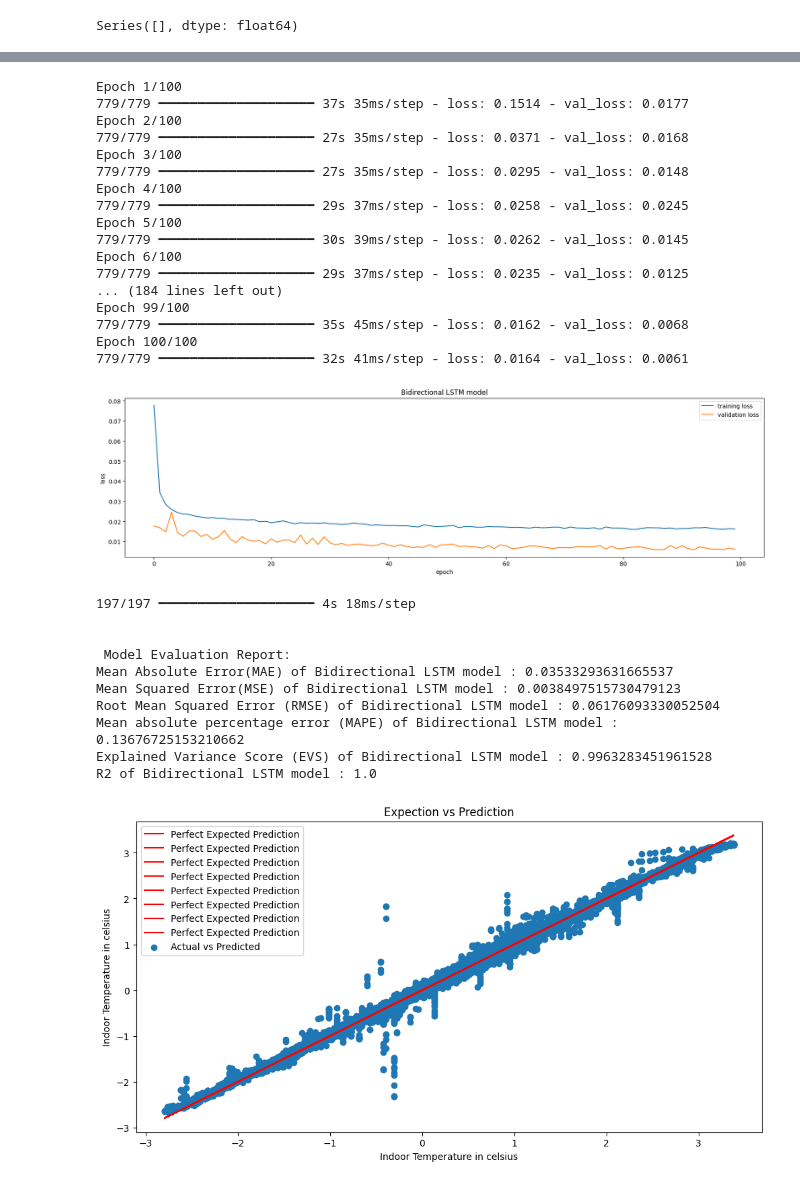
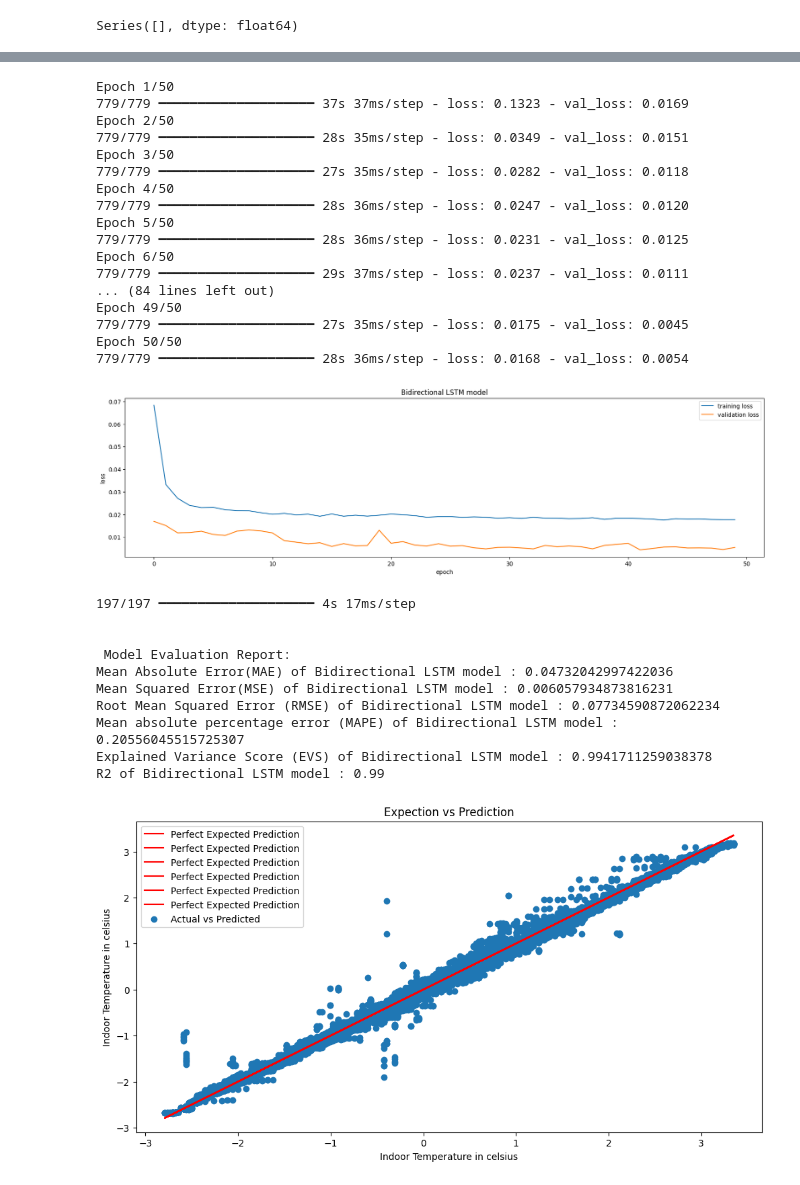
Before and after one commit to peremayolc/UAB_EnergyStudy, a Jupyter notebook: Recommender/recommendersys.ipynb, the cells around one changed output, grey strips where cells are left out. Drawn from its saved outputs; the diff is of its cells as text; code cells hidden in the pictures.

```diff
--- a/Recommender/recommendersys.ipynb
+++ b/Recommender/recommendersys.ipynb
@@ -416,6 +431,6 @@ Computer_Room_com
 # %% [markdown]
 Bidirectional and Unidirectional LSTM
 # %%
-df_train=Computer_Room_com[['Day', "Hour","Minutes", 'Season',"Time_of_Day",'light_level','co2',"humidity",'tvoc','HRM%_outdoor', "PPT_outdoor", 'RS_outdoor', "TM_outdoor", "temperature"]]
+df_train=Computer_Room_com[['Day', "Hour","Minutes", 'Season',"Time_of_Day",'light_level','co2',"humidity",'HRM%_outdoor', 'RS_outdoor', "TM_outdoor", "temperature"]]
 print(len(df_train.columns))
 # %% [output]
@@ -458,6 +473,6 @@ df_train_scaled.shape
 # %%
-lags=15
-forecasts=8
+lags=10
+forecasts=6
 X, y = [], []
 for i in range(len(df_train_scaled) - forecasts-lags):
   X.append(df_train_scaled[i:(i + lags)])
@@ -495,7 +510,7 @@ X_train, y_train, X_val, y_val
 # %%
 from tensorflow.keras.optimizers import Adam
 class NNPredictionModel:
-    def __init__(self, input_shape, output_units=8):
+    def __init__(self, input_shape, output_units=6):
         self.model_1 = self.uni_LSTM(input_shape, output_units)
         self.model_2 = self.bi_LSTM(input_shape, output_units)
 
@@ -530,7 +545,7 @@ n_steps = X_train.shape[-2]
 n_features =X_train.shape[-1]
 input_shape=(n_steps, n_features)
 
-model = NNPredictionModel(input_shape, output_units=8)
+model = NNPredictionModel(input_shape, output_units=6)
 uni_model = model.model_1
 bi_model = model.model_2
 
@@ -588,7 +603,7 @@ def model_train_evaluation(y, X, model, model_name):
     from tensorflow.keras.callbacks import EarlyStopping
     #early_stop = EarlyStopping(monitor='val_loss', mode='min', verbose=1, patience=3)
     #history = model.fit(X_train,y_train, epochs=6,validation_data=(X_val, y_val),callbacks=early_stop)
-    history = model.fit(X_train,y_train, epochs=100,validation_split=0.01)#, callbacks=early_stop)
+    history = model.fit(X_train,y_train, epochs=50,validation_split=0.01)#, callbacks=early_stop)
     history_frame = pd.DataFrame(history.history)
 
     # model performance plot
@@ -600,62 +615,62 @@ def model_train_evaluation(y, X, model, model_name):
     plt.legend(loc='best')
     plt.title(model_name)
     plt.show()
 
     # Model Evaluation metrics
     from sklearn.metrics import mean_squared_error,mean_absolute_error,explained_variance_score, r2_score, mean_absolute_percentage_error
     ypred =model.predict(X)
     print("\n \n Model Evaluation Report: ")
     print('Mean Absolute Error(MAE) of', model_name,':', mean_absolute_error(y, ypred))
     print('Mean Squared Error(MSE) of', model_name,':', mean_squared_error(y, ypred))
     print('Root Mean Squared Error (RMSE) of', model_name,':', mean_squared_error(y, ypred, squared = False))
     print('Mean absolute percentage error (MAPE) of', model_name,':', mean_absolute_percentage_error(y, ypred))
     print('Explained Variance Score (EVS) of', model_name,':', explained_variance_score(y, ypred))
     print('R2 of', model_name,':', (r2_score(y, ypred)).round(2))
     print('\n \n')
 
     # Actual vs Predicted Plot
     f, ax = plt.subplots(figsize=(12,6),dpi=100);
     plt.scatter(y, ypred, label="Actual vs Predicted")
     # Perfect predictions
     plt.xlabel('Indoor Temperature in celsius')
     plt.ylabel('Indoor Temperature in celsius')
     plt.title('Expection vs Prediction')
     plt.plot(y,y,'r', label="Perfect Expected Prediction")
     plt.legend()
 
 
 # Call the model_train_evaluation function
 model_train_evaluation(y_val, X_val, bi_model, 'Bidirectional LSTM model')
 # %% [output]
-Epoch 1/100
-779/779 ━━━━━━━━━━━━━━━━━━━━ 37s 35ms/step - loss: 0.1514 - val_loss: 0.0177
-Epoch 2/100
-779/779 ━━━━━━━━━━━━━━━━━━━━ 27s 35ms/step - loss: 0.0371 - val_loss: 0.0168
-Epoch 3/100
-779/779 ━━━━━━━━━━━━━━━━━━━━ 27s 35ms/step - loss: 0.0295 - val_loss: 0.0148
-Epoch 4/100
-779/779 ━━━━━━━━━━━━━━━━━━━━ 29s 37ms/step - loss: 0.0258 - val_loss: 0.0245
-Epoch 5/100
-779/779 ━━━━━━━━━━━━━━━━━━━━ 30s 39ms/step - loss: 0.0262 - val_loss: 0.0145
-Epoch 6/100
-779/779 ━━━━━━━━━━━━━━━━━━━━ 29s 37ms/step - loss: 0.0235 - val_loss: 0.0125
-... (184 lines left out)
-Epoch 99/100
-779/779 ━━━━━━━━━━━━━━━━━━━━ 35s 45ms/step - loss: 0.0162 - val_loss: 0.0068
-Epoch 100/100
-779/779 ━━━━━━━━━━━━━━━━━━━━ 32s 41ms/step - loss: 0.0164 - val_loss: 0.0061
+Epoch 1/50
+779/779 ━━━━━━━━━━━━━━━━━━━━ 37s 37ms/step - loss: 0.1323 - val_loss: 0.0169
+Epoch 2/50
+779/779 ━━━━━━━━━━━━━━━━━━━━ 28s 35ms/step - loss: 0.0349 - val_loss: 0.0151
+Epoch 3/50
+779/779 ━━━━━━━━━━━━━━━━━━━━ 27s 35ms/step - loss: 0.0282 - val_loss: 0.0118
+Epoch 4/50
+779/779 ━━━━━━━━━━━━━━━━━━━━ 28s 36ms/step - loss: 0.0247 - val_loss: 0.0120
+Epoch 5/50
+779/779 ━━━━━━━━━━━━━━━━━━━━ 28s 36ms/step - loss: 0.0231 - val_loss: 0.0125
+Epoch 6/50
+779/779 ━━━━━━━━━━━━━━━━━━━━ 29s 37ms/step - loss: 0.0237 - val_loss: 0.0111
+... (84 lines left out)
+Epoch 49/50
+779/779 ━━━━━━━━━━━━━━━━━━━━ 27s 35ms/step - loss: 0.0175 - val_loss: 0.0045
+Epoch 50/50
+779/779 ━━━━━━━━━━━━━━━━━━━━ 28s 36ms/step - loss: 0.0168 - val_loss: 0.0054
-[figure, old version]
+[figure, new version]
-197/197 ━━━━━━━━━━━━━━━━━━━━ 4s 18ms/step
+197/197 ━━━━━━━━━━━━━━━━━━━━ 4s 17ms/step
 
 
  Model Evaluation Report:
-Mean Absolute Error(MAE) of Bidirectional LSTM model : 0.03533293631665537
-Mean Squared Error(MSE) of Bidirectional LSTM model : 0.0038497515730479123
-Root Mean Squared Error (RMSE) of Bidirectional LSTM model : 0.06176093330052504
-Mean absolute percentage error (MAPE) of Bidirectional LSTM model : 0.13676725153210662
-Explained Variance Score (EVS) of Bidirectional LSTM model : 0.9963283451961528
-R2 of Bidirectional LSTM model : 1.0
+Mean Absolute Error(MAE) of Bidirectional LSTM model : 0.04732042997422036
+Mean Squared Error(MSE) of Bidirectional LSTM model : 0.006057934873816231
+Root Mean Squared Error (RMSE) of Bidirectional LSTM model : 0.07734590872062234
+Mean absolute percentage error (MAPE) of Bidirectional LSTM model : 0.20556045515725307
+Explained Variance Score (EVS) of Bidirectional LSTM model : 0.9941711259038378
+R2 of Bidirectional LSTM model : 0.99
-[figure, old version]
+[figure, new version]
 # %%
 model_train_evaluation(y_val, X_val,uni_model, 'Unidirectional LSTM model')
 # %% [output]
```
Also changed, not shown: parts of 15 cells of this notebook.
